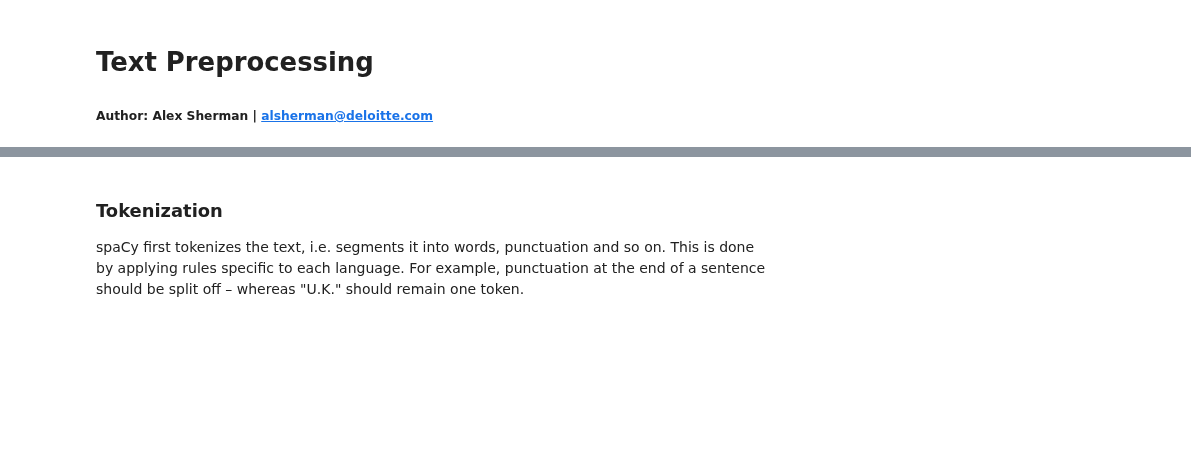
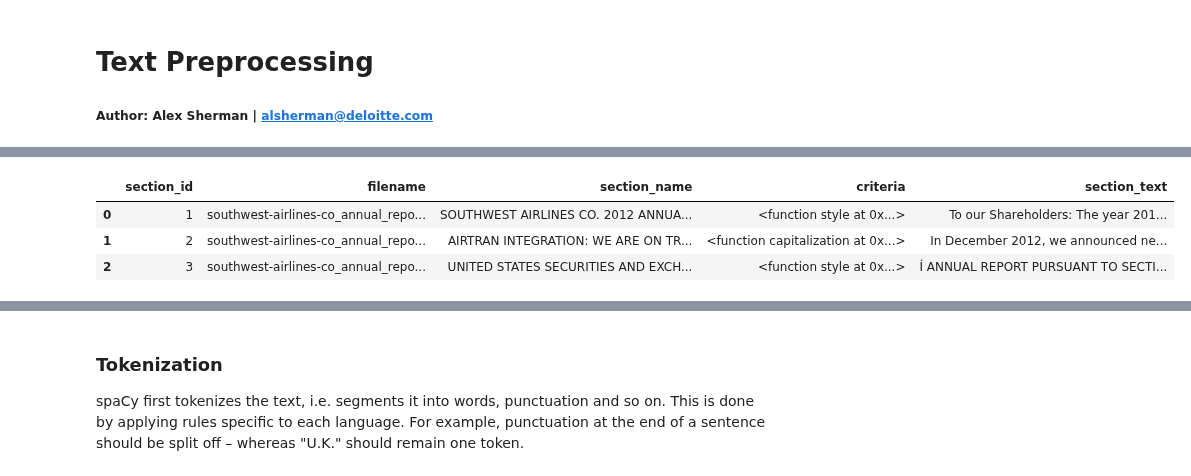
Before and after one commit to Alexjmsherman/nlp_practicum_original, a Jupyter notebook: lessons/lesson7_text_preprocessing/text_preprocessing_solution.ipynb, the cells around one changed output, grey strips where cells are left out. Saved outputs shown, nothing was run; the diff lists cells and outputs as text; code cells hidden in the pictures; blank space fills up the shorter version.

```diff
--- a/lessons/lesson7_text_preprocessing/text_preprocessing_solution.ipynb
+++ b/lessons/lesson7_text_preprocessing/text_preprocessing_solution.ipynb
@@ -45 +47,10 @@ df.head(25)
+# %%
+# read the oracle 10k sections
+df = pd.read_sql("SELECT * FROM Sections ", con=engine)
+df.head(3)
+# %% [output]
+|  | section_id | filename | section_name | criteria | section_text |
+| 0 | 1 | southwest-airlines-co_annual_repo... | SOUTHWEST AIRLINES CO. 2012 ANNUA... | <function style at 0x...> | To our Shareholders: The year 201... |
+| 1 | 2 | southwest-airlines-co_annual_repo... | AIRTRAN INTEGRATION: WE ARE ON TR... | <function capitalization at 0x...> | In December 2012, we announced ne... |
+| 2 | 3 | southwest-airlines-co_annual_repo... | UNITED STATES SECURITIES AND EXCH... | <function style at 0x...> | Í ANNUAL REPORT PURSUANT TO SECTI... |
 # %%
```
Also changed, not shown: parts of 49 cells of this notebook, 3 other files.
